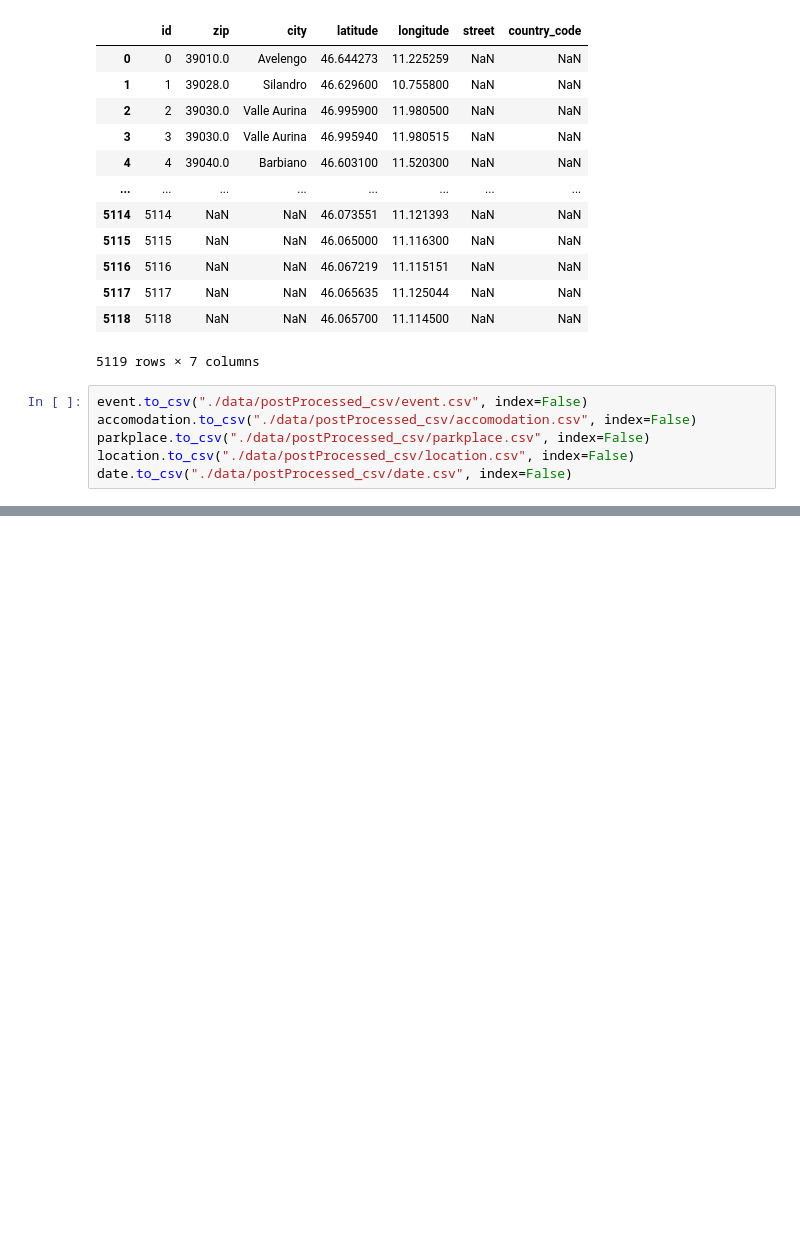
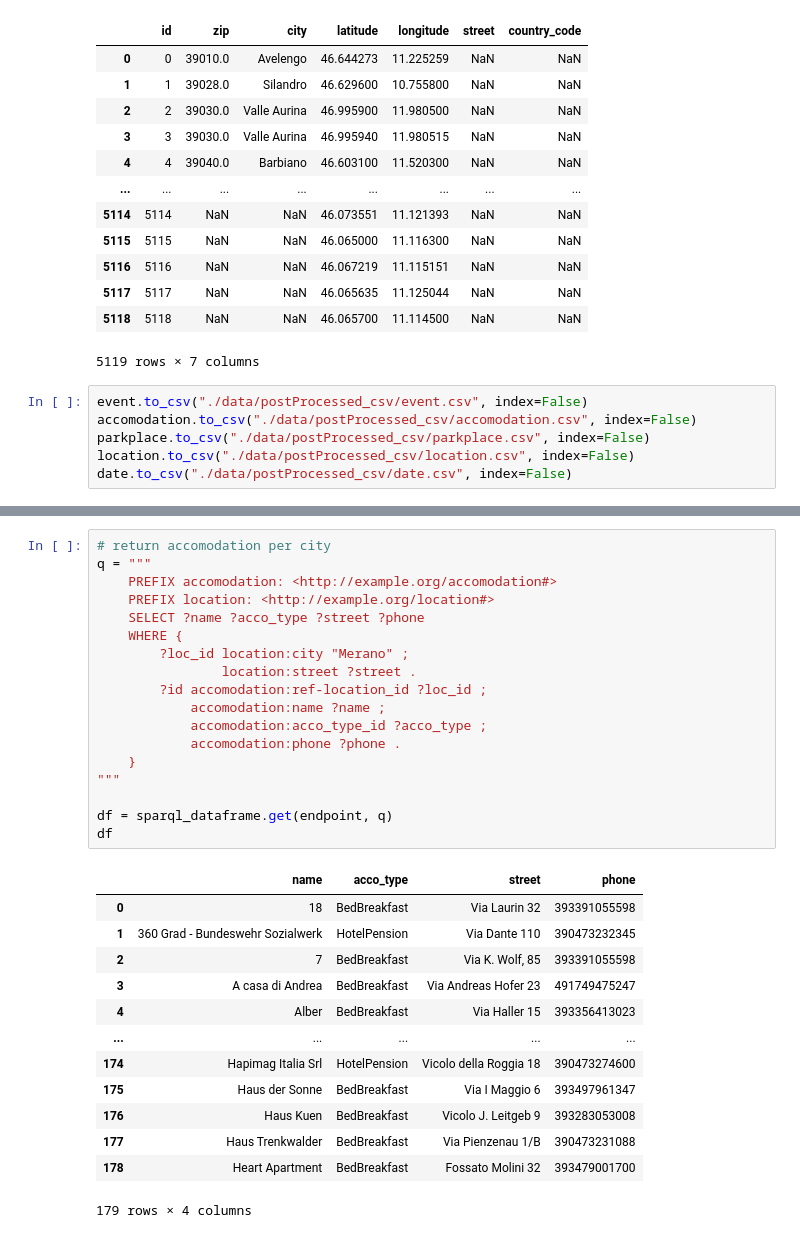
Before and after one commit to EdoWhite/Data_Curation_Integration, a Jupyter notebook: notebook.ipynb, the cells around one changed output, grey strips where cells are left out. Saved outputs shown, nothing was run; the diff lists cells and outputs as text; blank space fills up the shorter version.

```diff
--- a/notebook.ipynb
+++ b/notebook.ipynb
@@ -779,0 +884,32 @@ date.to_csv("./data/postProcessed_csv/date.csv", index=False)
+# %%
+# return accomodation per city
+q = """
+    PREFIX accomodation: <http://example.org/accomodation#>
+    PREFIX location: <http://example.org/location#>
+    SELECT ?name ?acco_type ?street ?phone
+    WHERE {
+        ?loc_id location:city "Merano" ;
+                location:street ?street .
+        ?id accomodation:ref-location_id ?loc_id ;
+            accomodation:name ?name ;
+            accomodation:acco_type_id ?acco_type ;
+            accomodation:phone ?phone .
+    }
+"""
+
+df = sparql_dataframe.get(endpoint, q)
+df
+# %% [output]
+|  | name | acco_type | street | phone |
+| 0 | 18 | BedBreakfast | Via Laurin 32 | 393391055598 |
+| 1 | 360 Grad - Bundeswehr Sozialwerk | HotelPension | Via Dante 110 | 390473232345 |
+| 2 | 7 | BedBreakfast | Via K. Wolf, 85 | 393391055598 |
+| 3 | A casa di Andrea | BedBreakfast | Via Andreas Hofer 23 | 491749475247 |
+| 4 | Alber | BedBreakfast | Via Haller 15 | 393356413023 |
+| ... | ... | ... | ... | ... |
+| 174 | Hapimag Italia Srl | HotelPension | Vicolo della Roggia 18 | 390473274600 |
+| 175 | Haus der Sonne | BedBreakfast | Via I Maggio 6 | 393497961347 |
+| 176 | Haus Kuen | BedBreakfast | Vicolo J. Leitgeb 9 | 393283053008 |
+| 177 | Haus Trenkwalder | BedBreakfast | Via Pienzenau 1/B | 390473231088 |
+| 178 | Heart Apartment | BedBreakfast | Fossato Molini 32 | 393479001700 |
+179 rows × 4 columns
```
Also changed, not shown: parts of 10 cells of this notebook, 3 other files.
